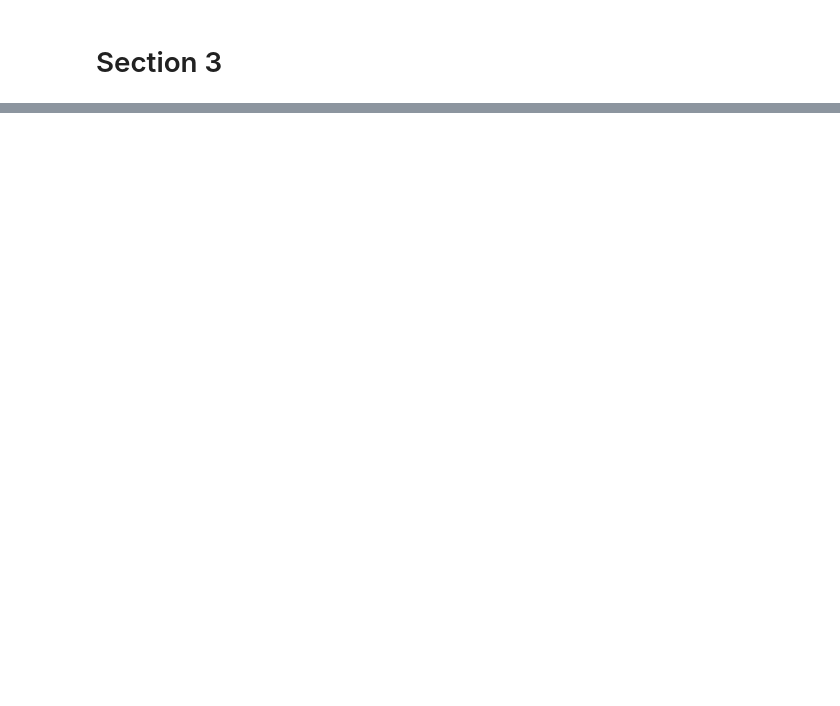
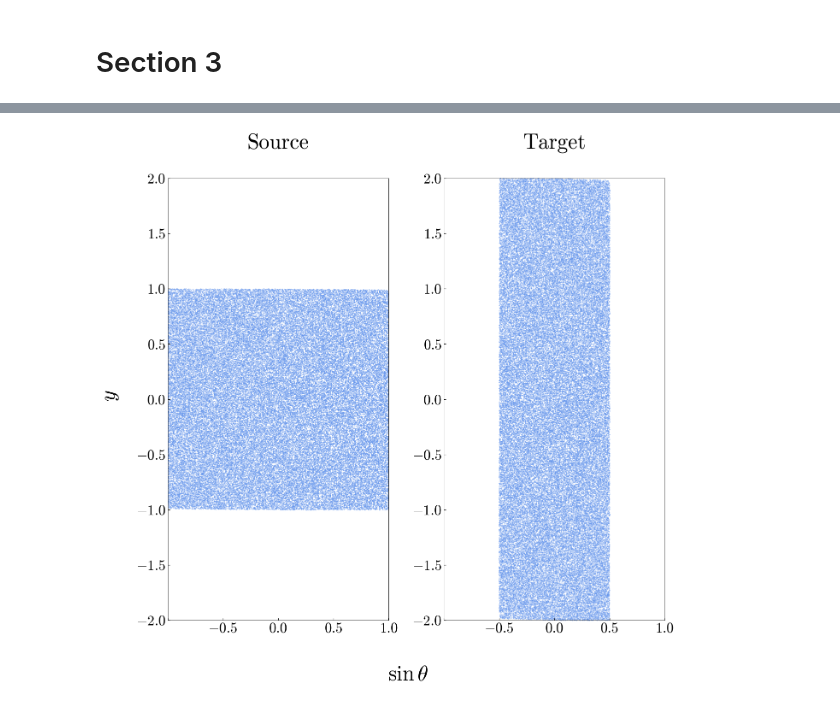
Before and after one commit to ssteinberg/solar_optical_concentrator, a Jupyter notebook: plotfin3.ipynb, the cells around one changed output, grey strips where cells are left out. Drawn from its saved outputs; the diff is of its cells as text; code cells hidden in the pictures; blank space fills up the shorter version.

```diff
--- a/plotfin3.ipynb
+++ b/plotfin3.ipynb
@@ -103,0 +110,33 @@ plt.show()
+# %%
+fig, axes = plt.subplots(1, 2, figsize = (15, 15))
+
+for ax in axes:
+    ax.tick_params(axis = 'x', which = 'both', direction = 'in', bottom = True, top = False, labelsize = 24)
+    ax.tick_params(axis = 'y', which = 'both', direction = 'in', left = True, right = False, labelsize = 24)
+    ax.spines['left'].set_position(('data', -1))
+    ax.spines['left'].set_bounds((-w, w))
+    ax.spines['left'].set_linewidth(0.5)
+    ax.spines['bottom'].set_position(('data', -w))
+    ax.spines['bottom'].set_bounds((-1, 1))
+    ax.spines['bottom'].set_linewidth(0.5)
+    ax.spines['right'].set_position(('data', 1))
+    ax.spines['right'].set_bounds((-w, w))
+    ax.spines['right'].set_linewidth(0.5)
+    ax.spines['top'].set_position(('data', w))
+    ax.spines['top'].set_bounds((-1, 1))
+    ax.spines['top'].set_linewidth(0.5)
+    ax.axis('equal')
+    ax.set_xlim(-1, 1)
+    ax.set_ylim(-2, 2)
+    ax.get_xticklabels()[0].set_visible(False)
+
+fig.supxlabel(r"$\sin\theta$", size = 36, y = 0.05)
+fig.supylabel(r"$y$", size = 36)
+axes[0].set_title("Source", size = 36)
+axes[1].set_title("Target", size = 36)
+axes[0].scatter(phase[:, 2], phase[:, 3] / hl, s = 0.1, c = 'cornflowerblue')
+axes[1].scatter(phase[:, 0], phase[:, 1] / hl, s = 0.1, c = 'cornflowerblue')
+plt.subplots_adjust(wspace = 0.25)
+plt.show()
+# %% [output]
+[figure, added]
```
Also changed, not shown: parts of 5 cells of this notebook, 14 other files.
